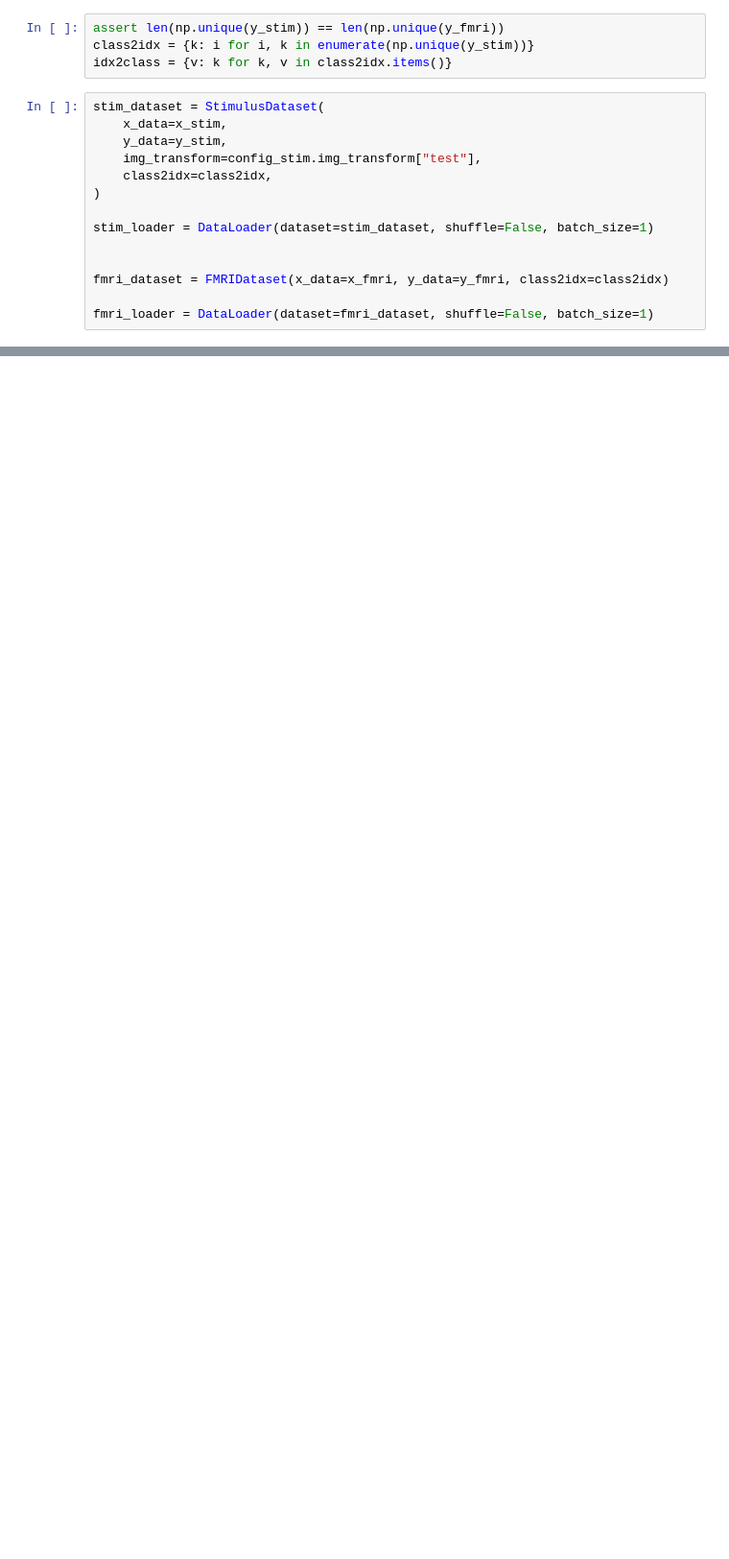
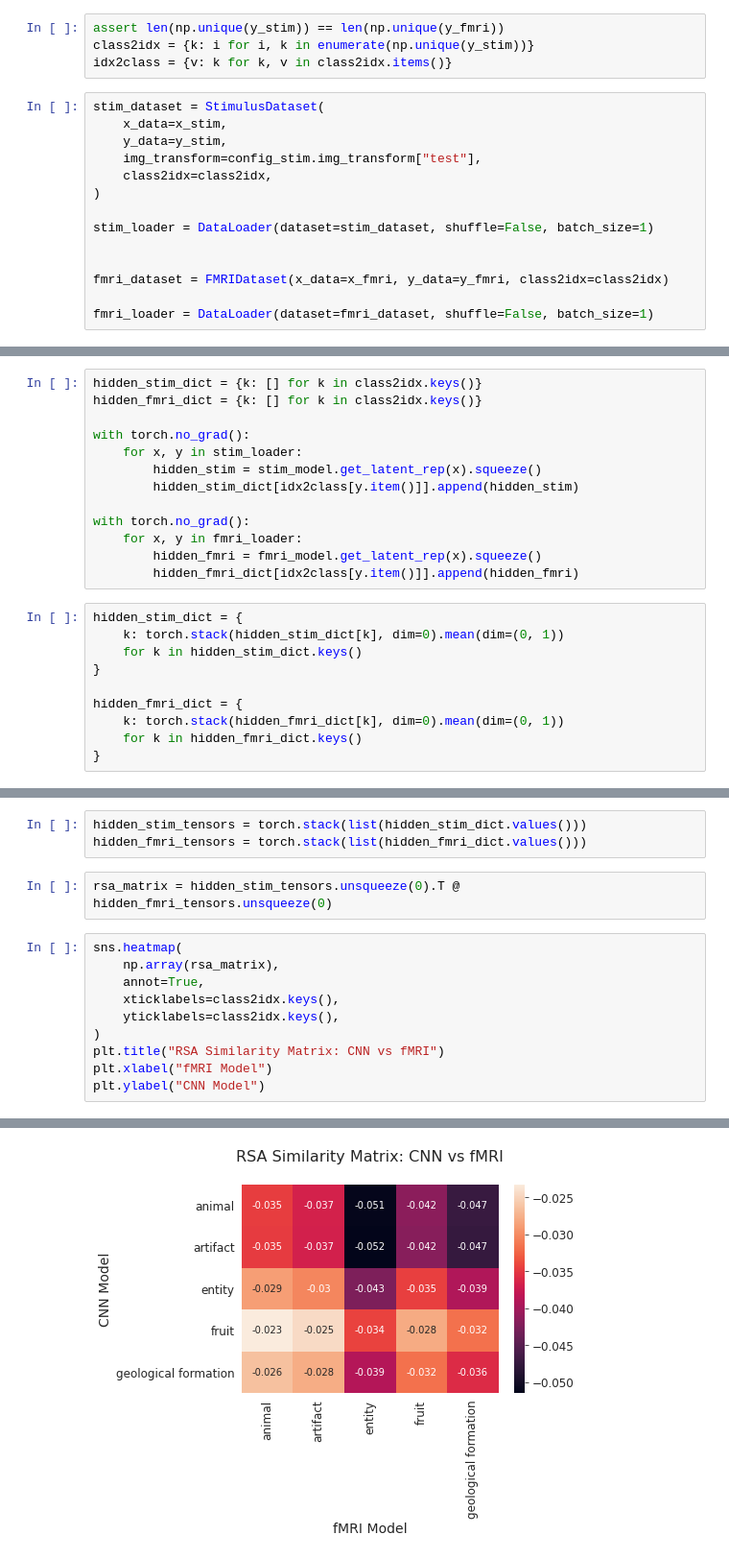
Before and after one commit to theairbend3r/decoding-thoughts, a Jupyter notebook: notebooks/04_rsa_analysis.ipynb, the cells around one changed output, grey strips where cells are left out. Shown at 96% size. Drawn from its saved outputs; the diff is of its cells as text; blank space fills up the shorter version.

```diff
--- a/notebooks/04_rsa_analysis.ipynb
+++ b/notebooks/04_rsa_analysis.ipynb
@@ -100,0 +104,23 @@ tensor([[-0.4580]])
+# %%
+hidden_stim_dict = {k: [] for k in class2idx.keys()}
+hidden_fmri_dict = {k: [] for k in class2idx.keys()}
+
+with torch.no_grad():
+    for x, y in stim_loader:
+        hidden_stim = stim_model.get_latent_rep(x).squeeze()
+        hidden_stim_dict[idx2class[y.item()]].append(hidden_stim)
+
+with torch.no_grad():
+    for x, y in fmri_loader:
+        hidden_fmri = fmri_model.get_latent_rep(x).squeeze()
+        hidden_fmri_dict[idx2class[y.item()]].append(hidden_fmri)
+# %%
+hidden_stim_dict = {
+    k: torch.stack(hidden_stim_dict[k], dim=0).mean(dim=(0, 1))
+    for k in hidden_stim_dict.keys()
+}
+
+hidden_fmri_dict = {
+    k: torch.stack(hidden_fmri_dict[k], dim=0).mean(dim=(0, 1))
+    for k in hidden_fmri_dict.keys()
+}
@@ -100,0 +140,16 @@ tensor([[-0.4580]])
+# %%
+hidden_stim_tensors = torch.stack(list(hidden_stim_dict.values()))
+hidden_fmri_tensors = torch.stack(list(hidden_fmri_dict.values()))
+# %%
+rsa_matrix = hidden_stim_tensors.unsqueeze(0).T @ hidden_fmri_tensors.unsqueeze(0)
+# %%
+sns.heatmap(
+    np.array(rsa_matrix),
+    annot=True,
+    xticklabels=class2idx.keys(),
+    yticklabels=class2idx.keys(),
+)
+plt.title("RSA Similarity Matrix: CNN vs fMRI")
+plt.xlabel("fMRI Model")
+plt.ylabel("CNN Model")
+# %% [output]
@@ -100,0 +157 @@ tensor([[-0.4580]])
+[figure, added]
```
Also changed, not shown: parts of 15 cells of this notebook, 4 other files.
